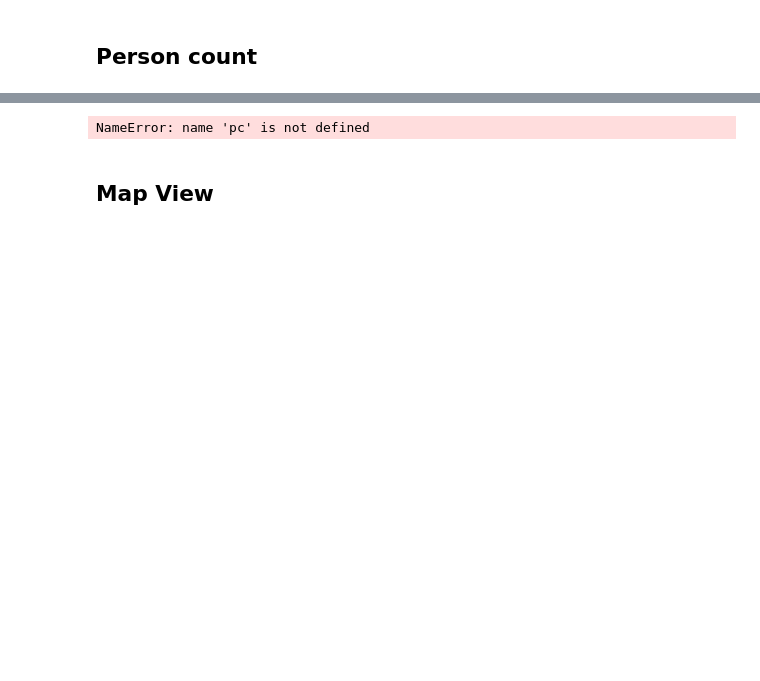
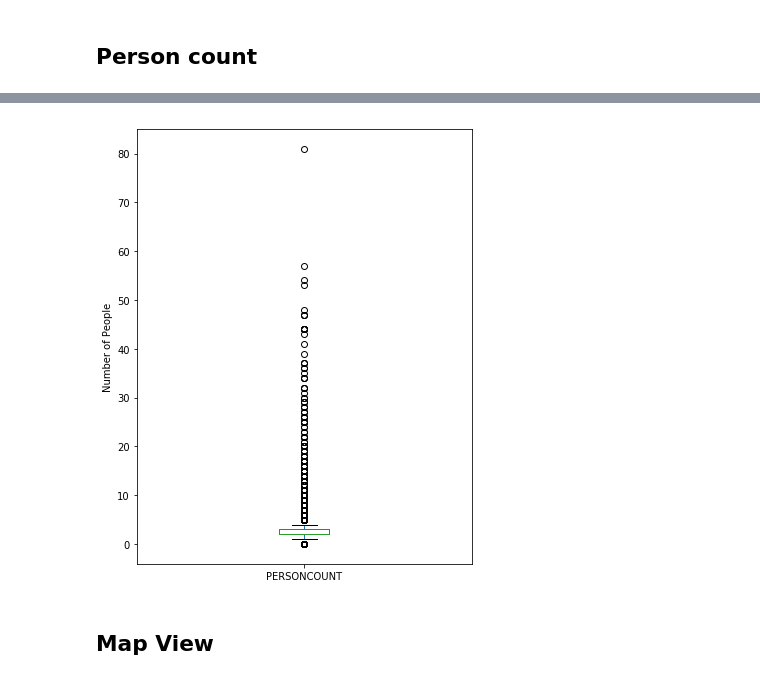
Before and after one commit to Flame-Sage/Coursera_Capstone, a Jupyter notebook: Capstone Notebook.ipynb, the cells around one changed output, grey strips where cells are left out. Cells and saved outputs as stored; diff of their text form; code cells hidden in the pictures; blank space fills up the shorter version.

Commit message:
Published from Watson Studio. I fixed the box chart.

```diff
--- a/Capstone Notebook.ipynb
+++ b/Capstone Notebook.ipynb
@@ -181,9 +260,10 @@ NameError: name 'df' is not defined
 # %%
-pc.plot(type = 'Box', figsize = (6,8))
-plt.y_label('Number of People')
+pc2 = df['PERSONCOUNT']
+pc2.plot(kind = 'Box', figsize = (6,8))
+plt.ylabel('Number of People')
 plt.show()
 # %% [output]
-NameError: name 'pc' is not defined
+[figure, added]
 # %% [markdown]
 ## Map View
 # %%
```
Also changed, not shown: parts of 15 cells of this notebook.
